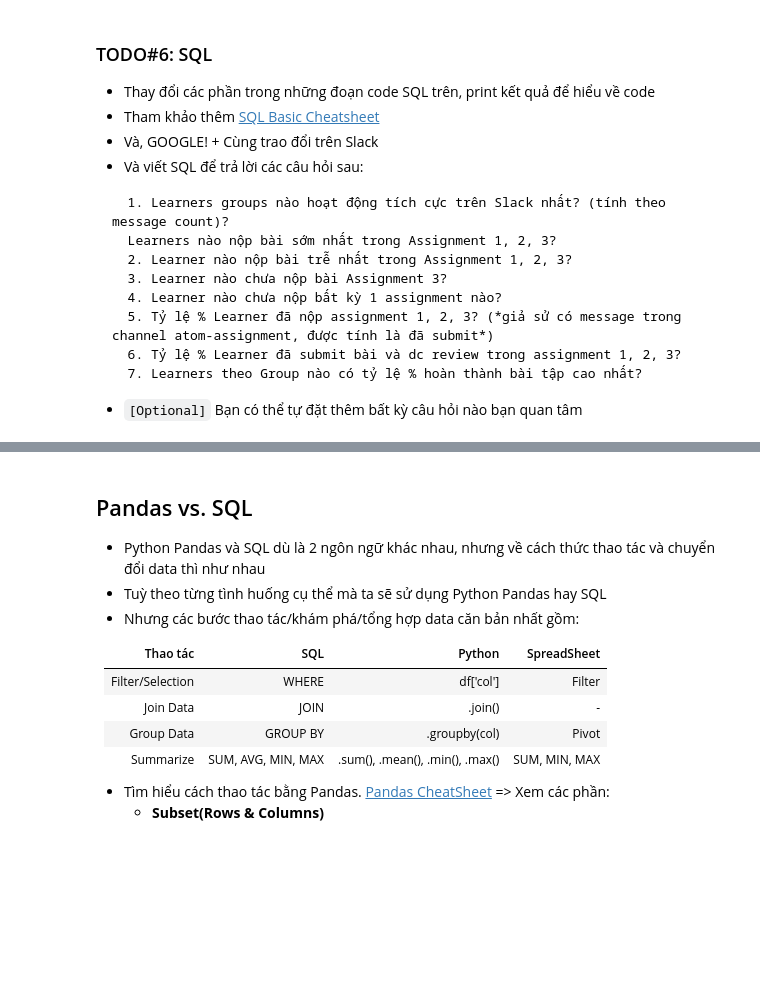
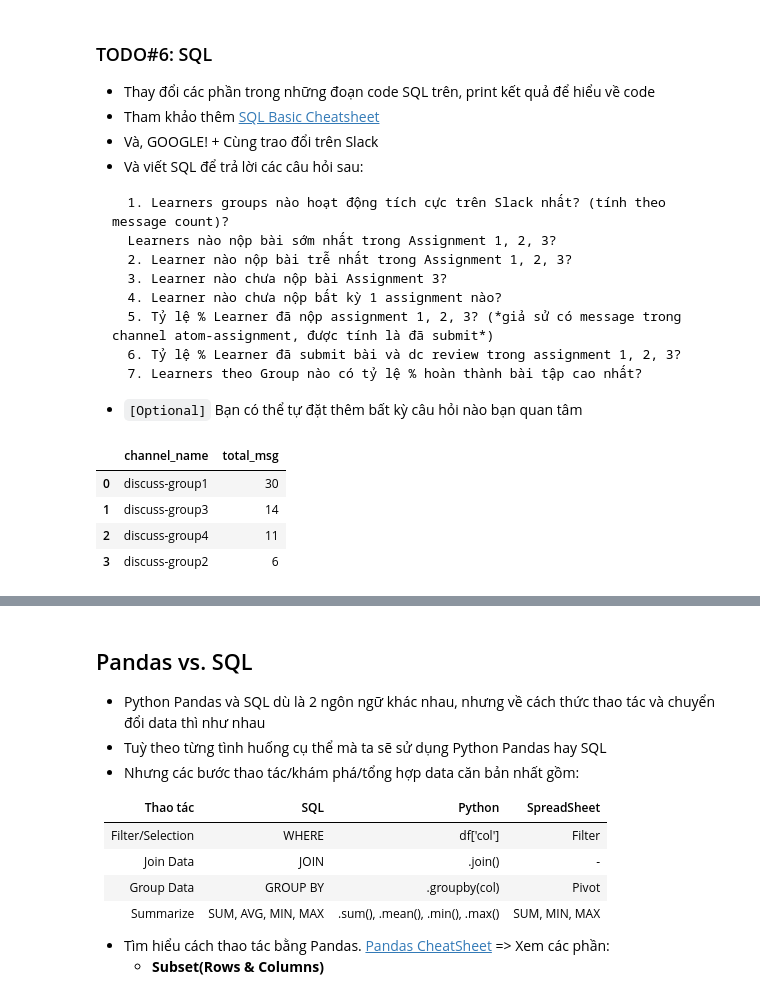
Before and after one commit to Ha-Huynh-Anh/atom-assignments, a Jupyter notebook: assignment_4/home_assignment_4.ipynb, the cells around one changed output, grey strips where cells are left out. Drawn from its saved outputs; the diff is of its cells as text; code cells hidden in the pictures; blank space fills up the shorter version.

````diff
--- a/assignment_4/home_assignment_4.ipynb
+++ b/assignment_4/home_assignment_4.ipynb
@@ -660,3 +744,27 @@ con.execute(SQL).fetch_df()
   7. Learners theo Group nào có tỷ lệ % hoàn thành bài tập cao nhất?
 ```
 * `[Optional]` Bạn có thể tự đặt thêm bất kỳ câu hỏi nào bạn quan tâm
+# %%
+SQL_1 = '''
+WITH Q1 AS (
+  SELECT
+  t1.channel_name,
+  COUNT(t2.msg_id) AS total_msg
+  FROM channel_df AS t1
+  JOIN msg_df AS t2
+  ON t1.channel_id = t2.channel_id
+  GROUP BY t1.channel_name
+)
+SELECT *
+FROM Q1
+WHERE Q1.channel_name LIKE 'discuss-group%'
+ORDER BY Q1.total_msg DESC
+
+'''
+con.execute(SQL_1).fetch_df()
+# %% [output]
+|  | channel_name | total_msg |
+| 0 | discuss-group1 | 30 |
+| 1 | discuss-group3 | 14 |
+| 2 | discuss-group4 | 11 |
+| 3 | discuss-group2 | 6 |
````
Also changed, not shown: parts of 24 cells of this notebook.
